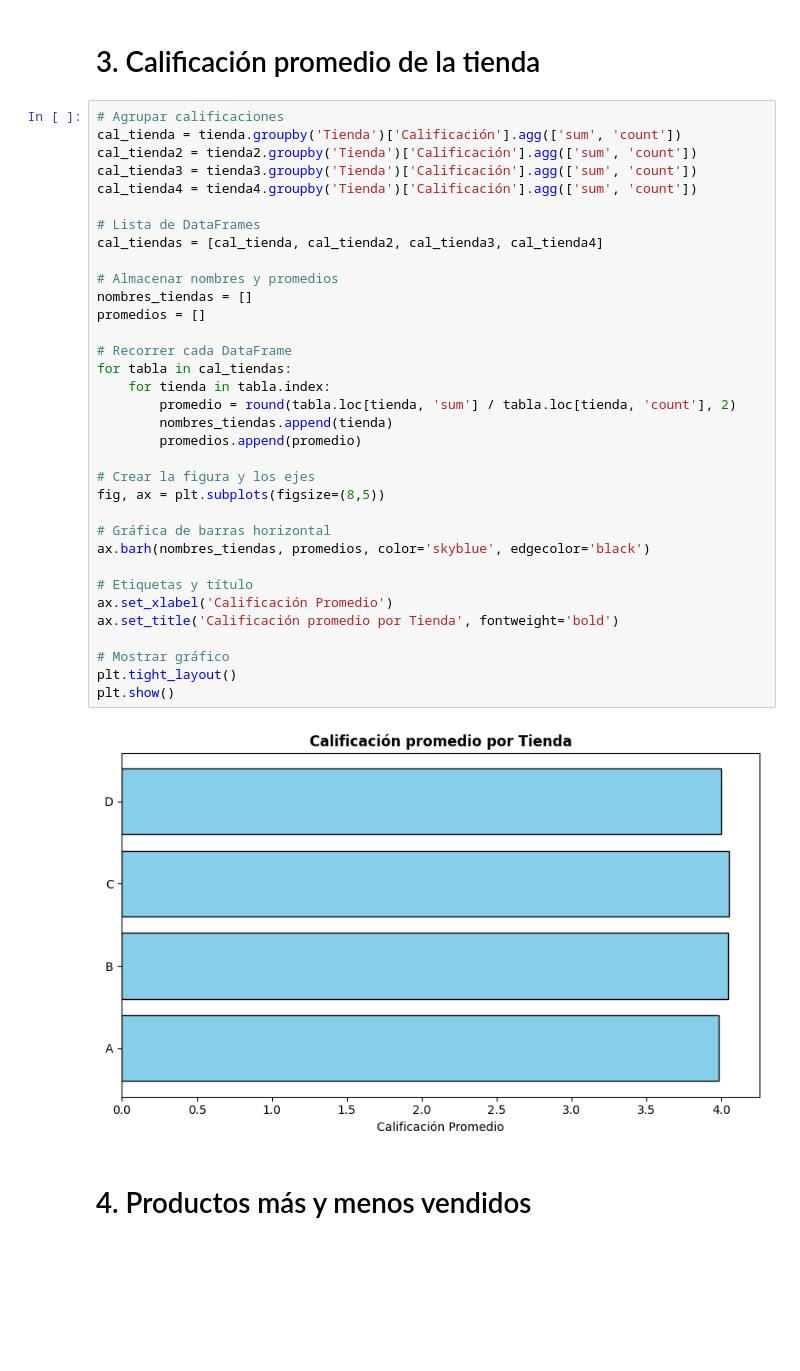
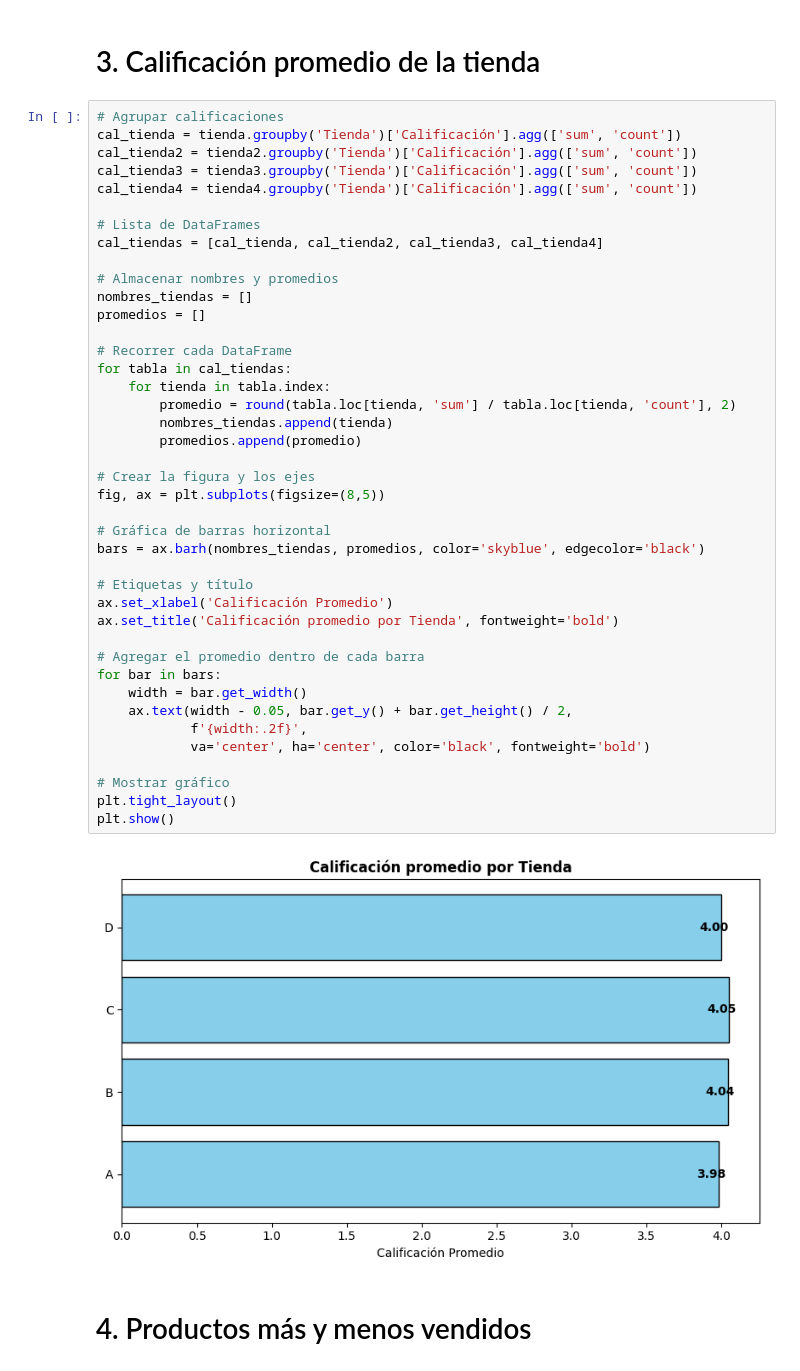
Before and after one commit to Ramardu/alura_store, a Jupyter notebook: AluraStoreLatam.ipynb, the cells around one changed output. Saved outputs shown, nothing was run; the diff lists cells and outputs as text; blank space fills up the shorter version.

```diff
--- a/AluraStoreLatam.ipynb
+++ b/AluraStoreLatam.ipynb
@@ -126,35 +126,42 @@ cal_tienda2 = tienda2.groupby('Tienda')['Calificación'].agg(['sum', 'count'])
 cal_tienda3 = tienda3.groupby('Tienda')['Calificación'].agg(['sum', 'count'])
 cal_tienda4 = tienda4.groupby('Tienda')['Calificación'].agg(['sum', 'count'])
 
 # Lista de DataFrames
 cal_tiendas = [cal_tienda, cal_tienda2, cal_tienda3, cal_tienda4]
 
 # Almacenar nombres y promedios
 nombres_tiendas = []
 promedios = []
 
 # Recorrer cada DataFrame
 for tabla in cal_tiendas:
     for tienda in tabla.index:
         promedio = round(tabla.loc[tienda, 'sum'] / tabla.loc[tienda, 'count'], 2)
         nombres_tiendas.append(tienda)
         promedios.append(promedio)
 
 # Crear la figura y los ejes
 fig, ax = plt.subplots(figsize=(8,5))
 
 # Gráfica de barras horizontal
-ax.barh(nombres_tiendas, promedios, color='skyblue', edgecolor='black')
+bars = ax.barh(nombres_tiendas, promedios, color='skyblue', edgecolor='black')
 
 # Etiquetas y título
 ax.set_xlabel('Calificación Promedio')
 ax.set_title('Calificación promedio por Tienda', fontweight='bold')
 
+# Agregar el promedio dentro de cada barra
+for bar in bars:
+    width = bar.get_width()
+    ax.text(width - 0.05, bar.get_y() + bar.get_height() / 2,
+            f'{width:.2f}',
+            va='center', ha='center', color='black', fontweight='bold')
+
 # Mostrar gráfico
 plt.tight_layout()
 plt.show()
 # %% [output]
-[figure, old version]
+[figure, new version]
 # %% [markdown]
 # 4. Productos más y menos vendidos
 # %% [markdown]
```
